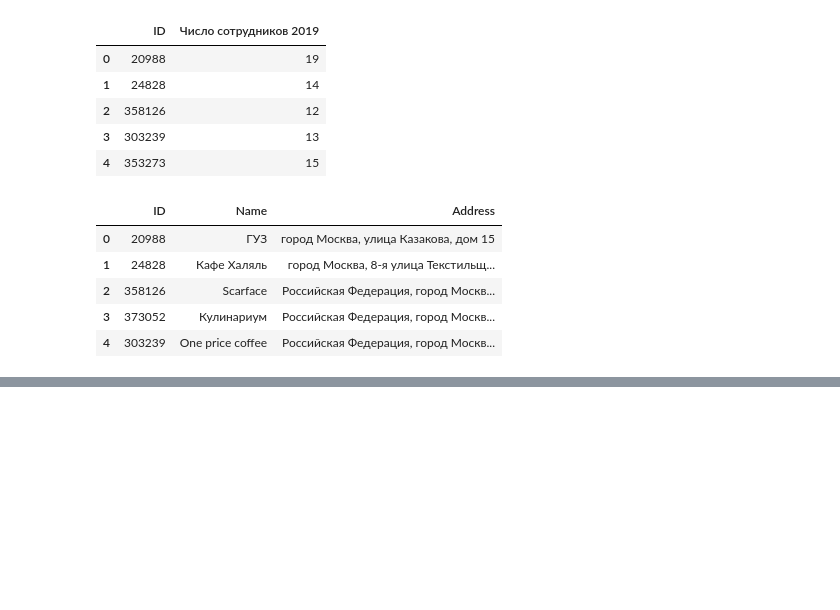
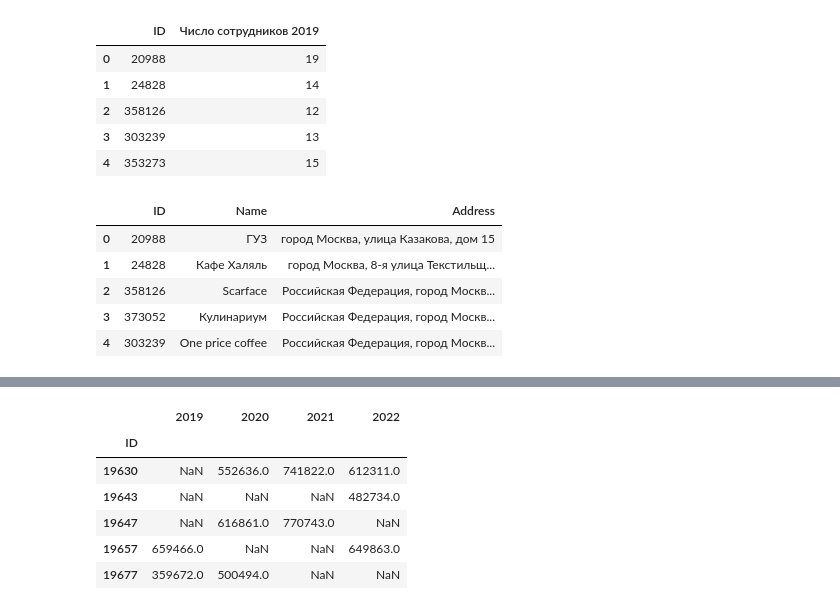
Before and after one commit to gbrs/basics_of_pandas, a Jupyter notebook: 6_5.ipynb, the cells around one changed output, grey strips where cells are left out. Saved outputs shown, nothing was run; the diff lists cells and outputs as text; code cells hidden in the pictures; blank space fills up the shorter version.

```diff
--- a/6_5.ipynb
+++ b/6_5.ipynb
@@ -258,0 +264,10 @@ df.to_csv('./6_5_3.csv', index=False)
+# %%
+conn = sqlite3.connect('indicators_db.sqlite3')
+with sqlite3.connect('indicators_db.sqlite3') as conn:
+    indicators_20_22 = pd.read_sql(
+                                '''SELECT ID, YEAR, VALUE
+                                FROM org_indicators_2020_2022
+                                WHERE INDICATOR_NAME = 'Налоги'
+                                '''
+                        , conn)
+indicators_20_22.head()
@@ -258,0 +281,3 @@ df.to_csv('./6_5_3.csv', index=False)
+# %%
+indicators_20_22 = indicators_20_22.pivot_table('VALUE', 'ID', 'YEAR')
+indicators_20_22.head()
@@ -258,0 +292,10 @@ df.to_csv('./6_5_3.csv', index=False)
+# %%
+conn = sqlite3.connect('indicators_db.sqlite3')
+with sqlite3.connect('indicators_db.sqlite3') as conn:
+    indicators_19 = pd.read_sql(
+                                '''SELECT ID, VALUE '2019'
+                                FROM org_indicators_2019
+                                WHERE INDICATOR_NAME = 'Налоги'
+                                '''
+                        , conn)
+indicators_19.head()
@@ -258,0 +309,13 @@ df.to_csv('./6_5_3.csv', index=False)
+# %%
+indicators_19 = indicators_19.set_index('ID')
+# %%
+indicators = indicators_19.join(indicators_20_22, how='outer')
+indicators.head()
+# %% [output]
+|  | 2019 | 2020 | 2021 | 2022 |
+| ID |  |  |  |  |
+| 19630 | NaN | 552636.0 | 741822.0 | 612311.0 |
+| 19643 | NaN | NaN | NaN | 482734.0 |
+| 19647 | NaN | 616861.0 | 770743.0 | NaN |
+| 19657 | 659466.0 | NaN | NaN | 649863.0 |
+| 19677 | 359672.0 | 500494.0 | NaN | NaN |
```
Also changed, not shown: parts of 15 cells of this notebook, 1 other file.
